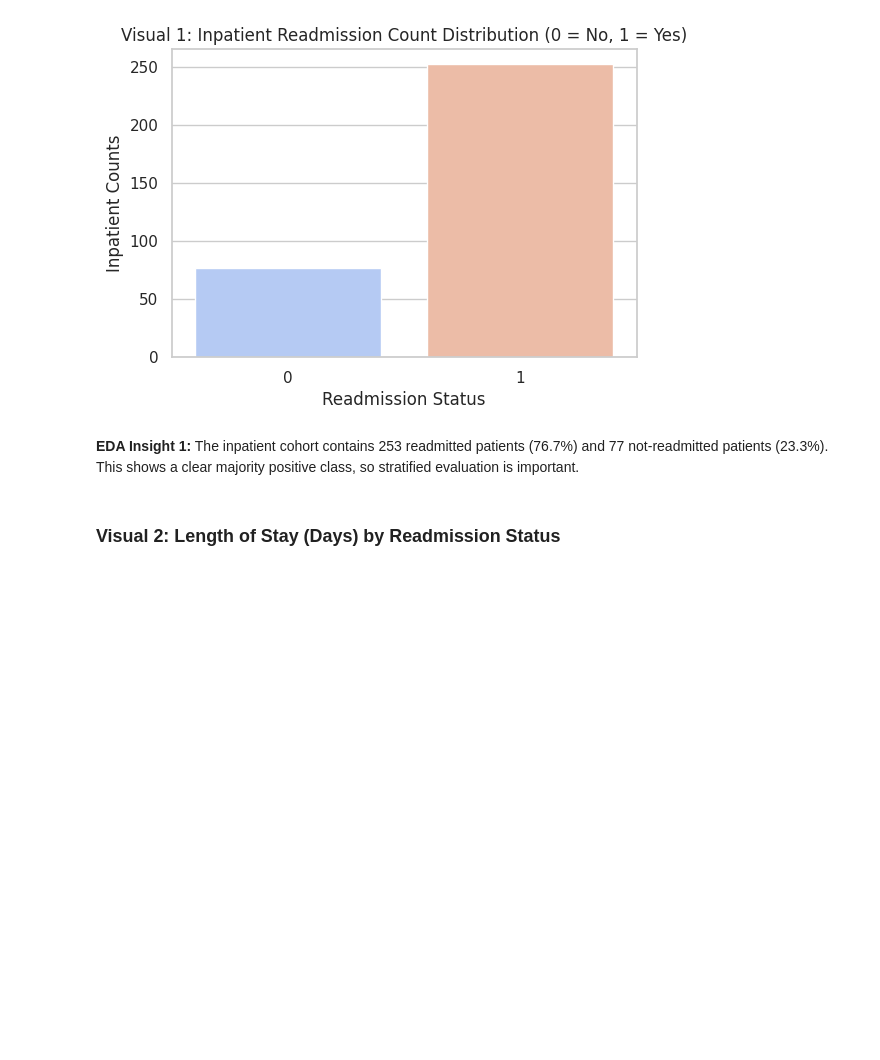
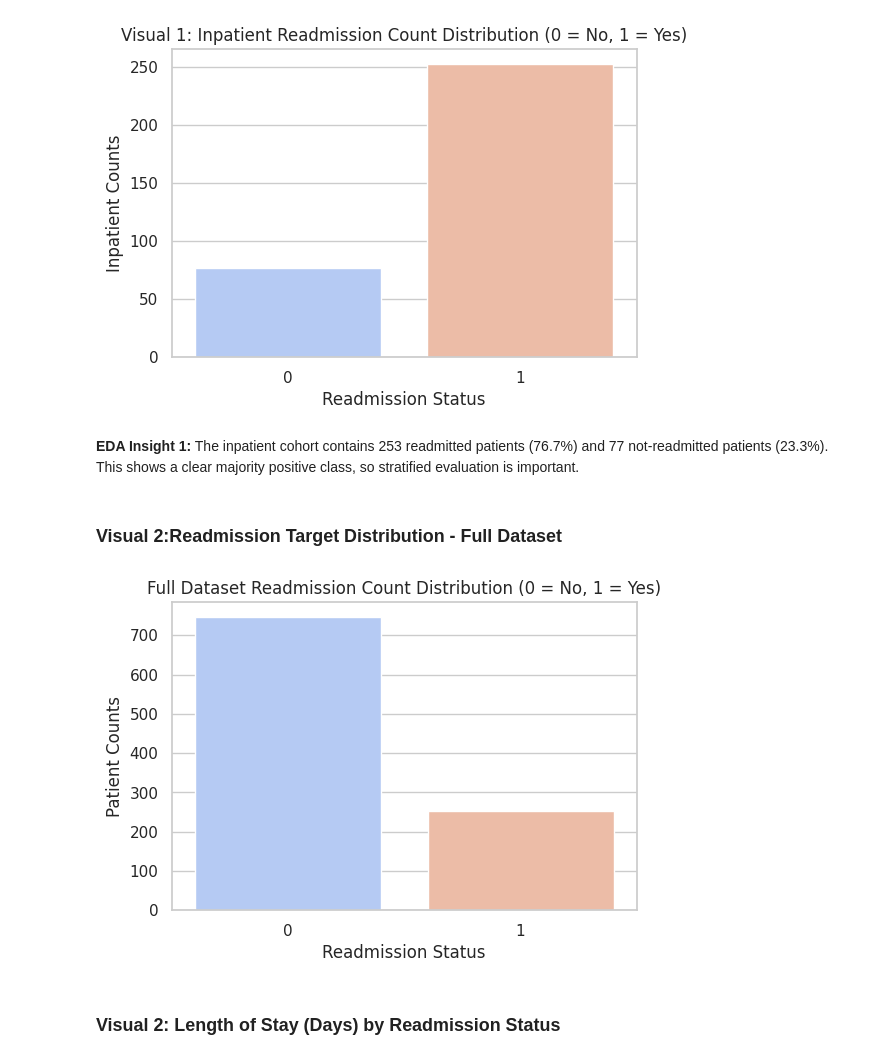
Before and after one commit to AdrianDias2023/CCS3440_AI_Coursework_OptionB, a Jupyter notebook: Assignment_02_Coursework_OptionB.ipynb, the cells around one changed output. Drawn from its saved outputs; the diff is of its cells as text; code cells hidden in the pictures; blank space fills up the shorter version.

```diff
--- a/Assignment_02_Coursework_OptionB.ipynb
+++ b/Assignment_02_Coursework_OptionB.ipynb
@@ -407,6 +403,28 @@ plt.show()
 [figure]
 # %% [markdown]
 **EDA Insight 1:** The inpatient cohort contains 253 readmitted patients (76.7%) and 77 not-readmitted patients (23.3%). This shows a clear majority positive class, so stratified evaluation is important.
+# %% [markdown]
+### Visual 2:Readmission Target Distribution - Full Dataset
+# %%
+# Visual: Readmission Target Distribution - Full Dataset
+
+# Plot
+plt.figure(figsize=(6, 4))
+
+sns.countplot(
+    x=raw_df[TARGET],
+    hue=raw_df[TARGET],
+    palette='coolwarm',
+    legend=False
+)
+
+plt.title("Full Dataset Readmission Count Distribution (0 = No, 1 = Yes)")
+plt.xlabel("Readmission Status")
+plt.ylabel("Patient Counts")
+
+plt.show()
+# %% [output]
+[figure, added]
 # %% [markdown]
 ### Visual 2: Length of Stay (Days) by Readmission Status
 # %%
```
Also changed, not shown: parts of 2 cells of this notebook, 2 other files.
